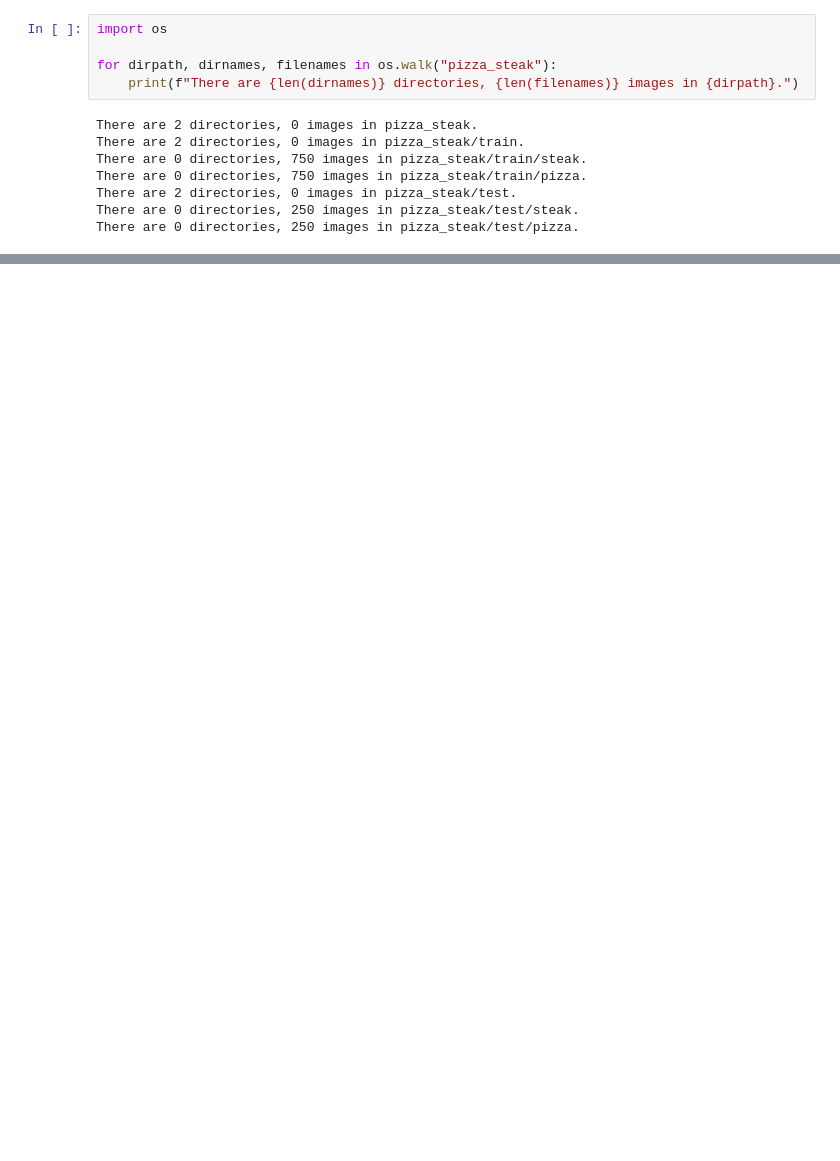
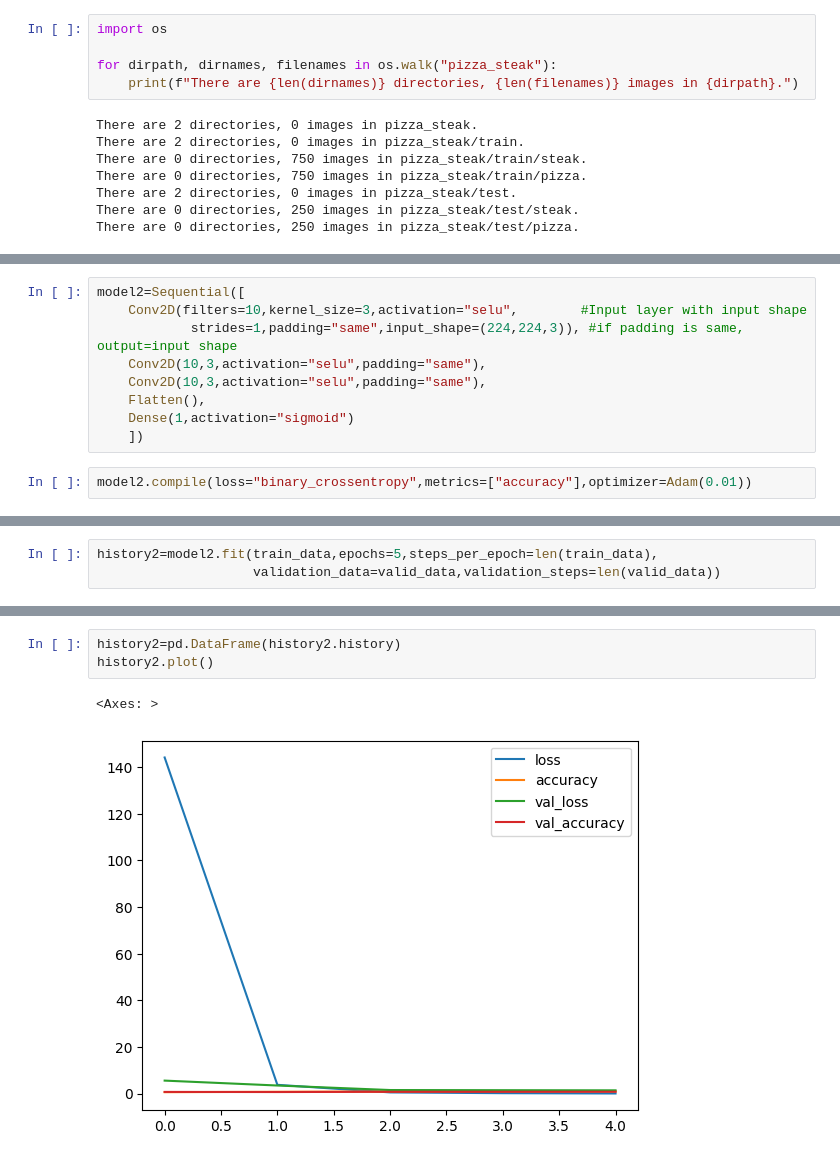
Before and after one commit to SoumiK-777/TensorFlow, a Jupyter notebook: module5_cnn.ipynb, the cells around one changed output, grey strips where cells are left out. Drawn from its saved outputs; the diff is of its cells as text; blank space fills up the shorter version.

```diff
--- a/module5_cnn.ipynb
+++ b/module5_cnn.ipynb
@@ -85,0 +227,11 @@ array([[[26, 16, 15],
+# %%
+model2=Sequential([
+    Conv2D(filters=10,kernel_size=3,activation="selu",        #Input layer with input shape
+            strides=1,padding="same",input_shape=(224,224,3)), #if padding is same, output=input shape
+    Conv2D(10,3,activation="selu",padding="same"),
+    Conv2D(10,3,activation="selu",padding="same"),
+    Flatten(),
+    Dense(1,activation="sigmoid")
+    ])
+# %%
+model2.compile(loss="binary_crossentropy",metrics=["accuracy"],optimizer=Adam(0.01))
@@ -85,0 +260,3 @@ array([[[26, 16, 15],
+# %%
+history2=model2.fit(train_data,epochs=5,steps_per_epoch=len(train_data),
+                    validation_data=valid_data,validation_steps=len(valid_data))
@@ -85,0 +274,6 @@ array([[[26, 16, 15],
+# %%
+history2=pd.DataFrame(history2.history)
+history2.plot()
+# %% [output]
+<Axes: >
+[figure, added]
```
Also changed, not shown: parts of 59 cells of this notebook, 8 other files.
